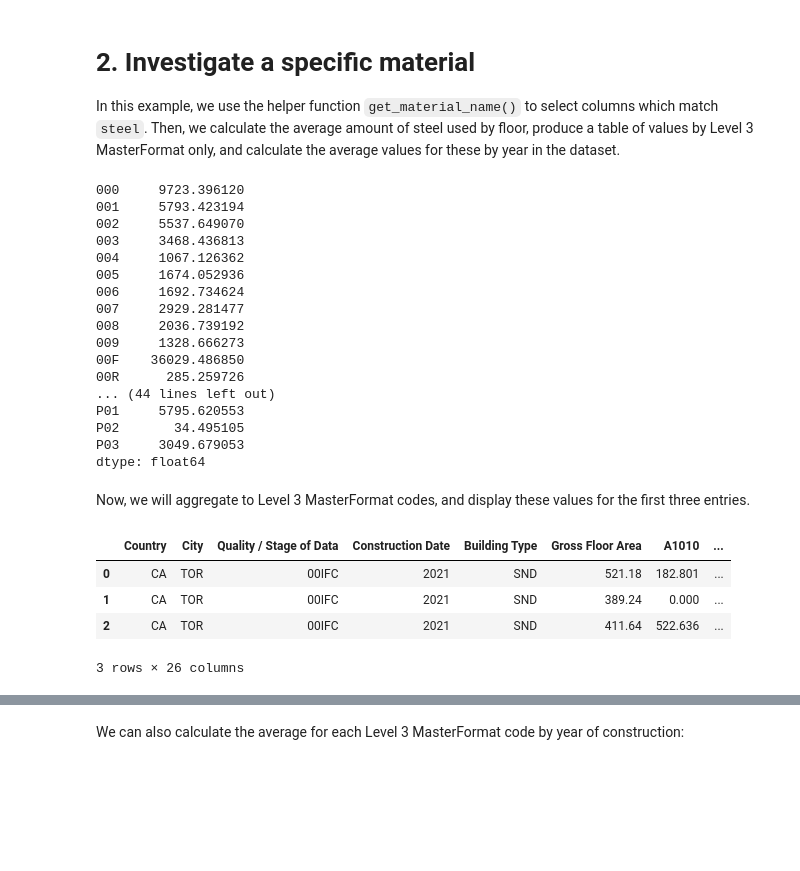
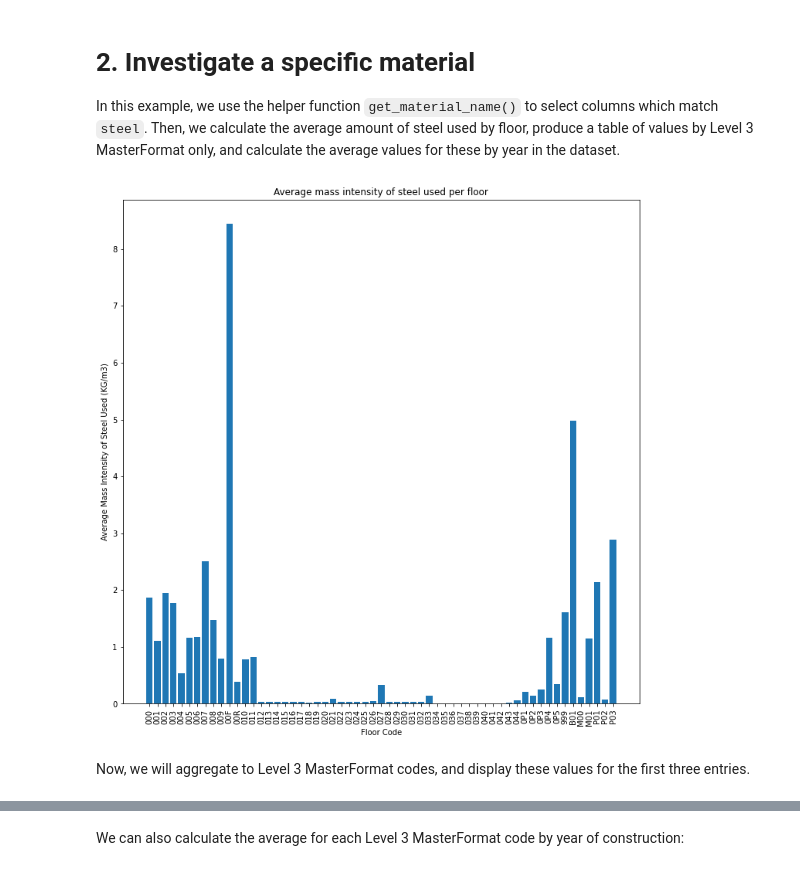
Before and after one commit to alexwolson/A-Construction-Classification-System-Database-for-Understanding-Resource-Use-in-Buildings, a Jupyter notebook: Sample Code/Sample.ipynb, the cells around one changed output, grey strips where cells are left out. Cells and saved outputs as stored; diff of their text form; code cells hidden in the pictures; blank space fills up the shorter version.

```diff
--- a/Sample Code/Sample.ipynb
+++ b/Sample Code/Sample.ipynb
@@ -123,25 +131,15 @@ for column in df.columns[7:]: #Iterate through columns that represent materials
 steel_df = df[df.columns[1:7].to_list() + cols].fillna(0) #Select only the heading columns and the columns related to steel
 # %%
 grouping_function = lambda x: x.split('_')[0] #This function takes in a full column name, like "000_G2010.20.000_03 00 00.00_m3_1", and returns only the floor.
-steel_df[cols].groupby(grouping_function,axis=1).sum().mean()
+to_draw = steel_df[cols].groupby(grouping_function,axis=1).sum().replace(0,np.NaN).div(df['Gross Floor Area'],axis='rows').mean()
+plt.figure(figsize=(12,12))
+plt.bar(to_draw.keys(), to_draw.values)
+plt.xticks(rotation=90)
+plt.title('Average mass intensity of steel used per floor')
+plt.ylabel('Average Mass Intensity of Steel Used (KG/m3)')
+plt.xlabel('Floor Code');
 # %% [output]
-000     9723.396120
-001     5793.423194
-002     5537.649070
-003     3468.436813
-004     1067.126362
-005     1674.052936
-006     1692.734624
-007     2929.281477
-008     2036.739192
-009     1328.666273
-00F    36029.486850
-00R      285.259726
-... (44 lines left out)
-P01     5795.620553
-P02       34.495105
-P03     3049.679053
-dtype: float64
+[figure, added]
 # %% [markdown]
 Now, we will aggregate to Level 3 MasterFormat codes, and display these values for the first three entries.
 # %%
@@ -150,8 +147,0 @@ steel_general_df = pd.concat([steel_df[headings[1:]],steel_df[cols].groupby(f,ax
-# %%
-steel_general_df.head(3)
-# %% [output]
-|  | Country | City | Quality / Stage of Data | Construction Date | Building Type | Gross Floor Area | A1010 | ... |
-| 0 | CA | TOR | 00IFC | 2021 | SND | 521.18 | 182.801 | ... |
-| 1 | CA | TOR | 00IFC | 2021 | SND | 389.24 | 0.000 | ... |
-| 2 | CA | TOR | 00IFC | 2021 | SND | 411.64 | 522.636 | ... |
-3 rows × 26 columns
```
Also changed, not shown: parts of 23 cells of this notebook, 3 other files.
